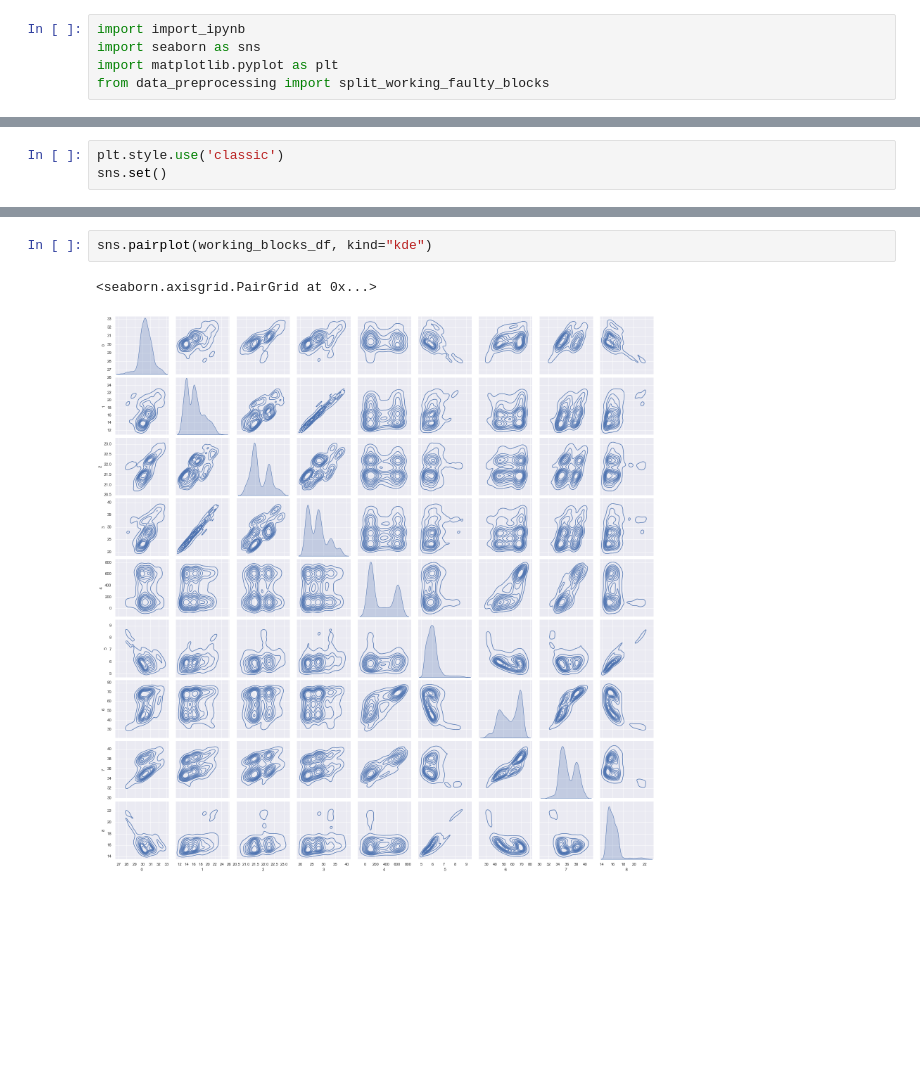
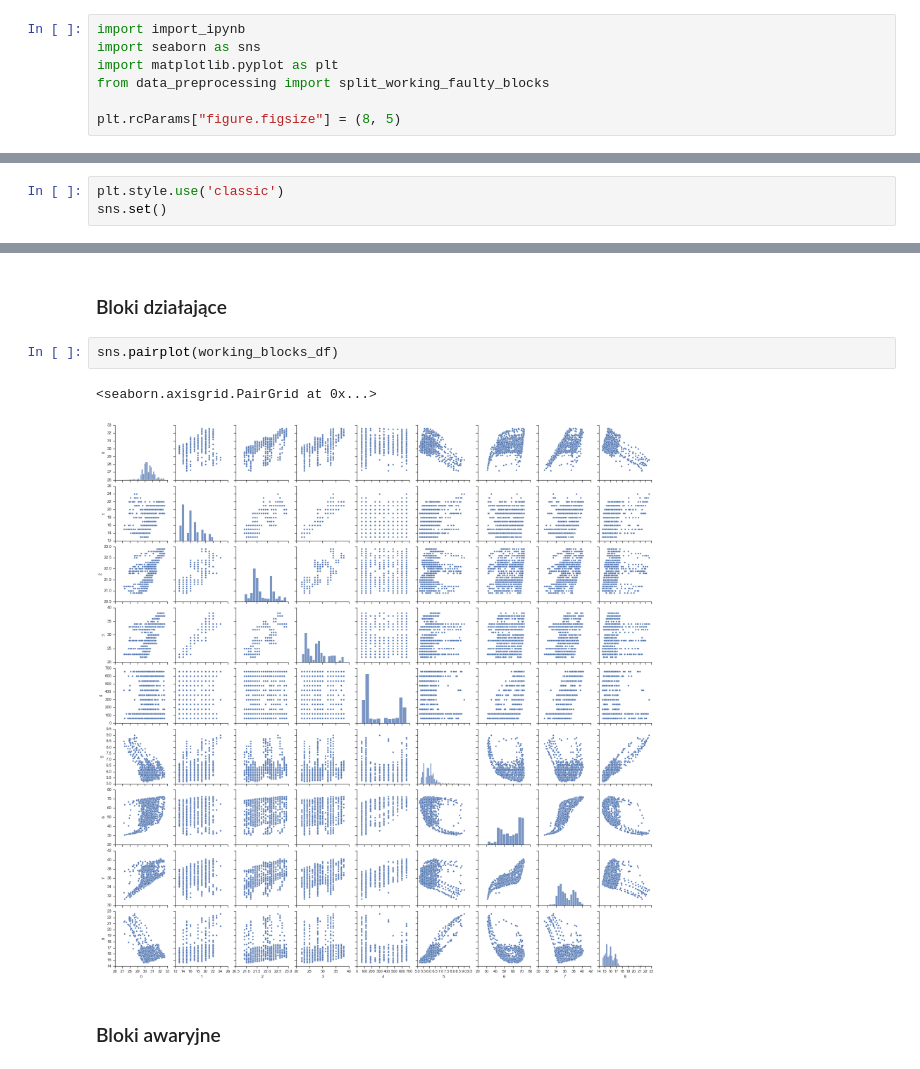
Before and after one commit to nerooc/device-downtime-detection, a Jupyter notebook: data_analysis/visualizations.ipynb, the cells around one changed output, grey strips where cells are left out. Drawn from its saved outputs; the diff is of its cells as text; blank space fills up the shorter version.

```diff
--- a/data_analysis/visualizations.ipynb
+++ b/data_analysis/visualizations.ipynb
@@ -10,3 +10,5 @@ import import_ipynb
 import seaborn as sns
 import matplotlib.pyplot as plt
 from data_preprocessing import split_working_faulty_blocks
+
+plt.rcParams["figure.figsize"] = (8, 5)
@@ -29,8 +46,12 @@ Text(0.5, 1.0, 'Wykres danych pierwszego działającego bloku')
+# %% [markdown]
+### Bloki działające
 # %%
-sns.pairplot(working_blocks_df, kind="kde")
+sns.pairplot(working_blocks_df)
 # %% [output]
 <seaborn.axisgrid.PairGrid at 0x...>
-[figure, old version]
+[figure, new version]
+# %% [markdown]
+### Bloki awaryjne
 # %%
 sns.pairplot(faulty_blocks_df)
 # %% [output]
```
Also changed, not shown: parts of 9 cells of this notebook, 4 other files.
